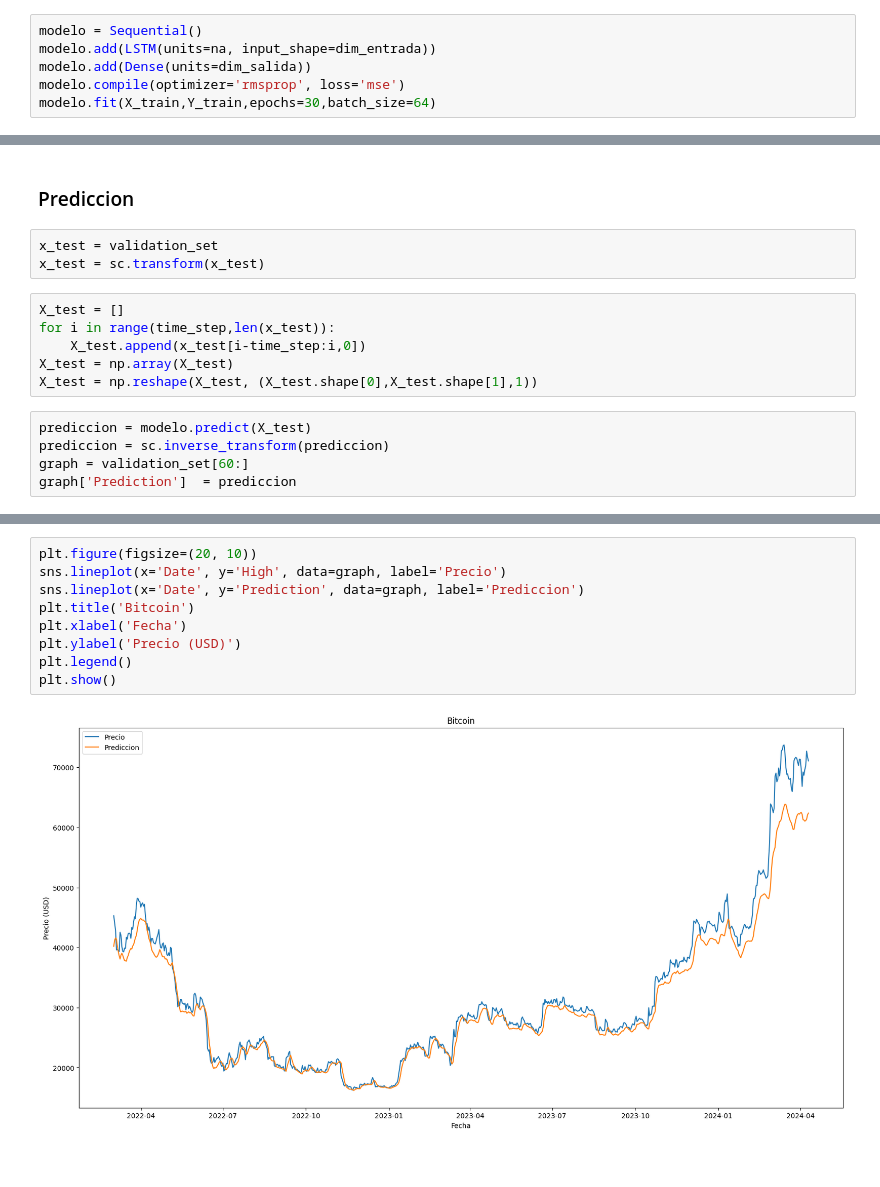
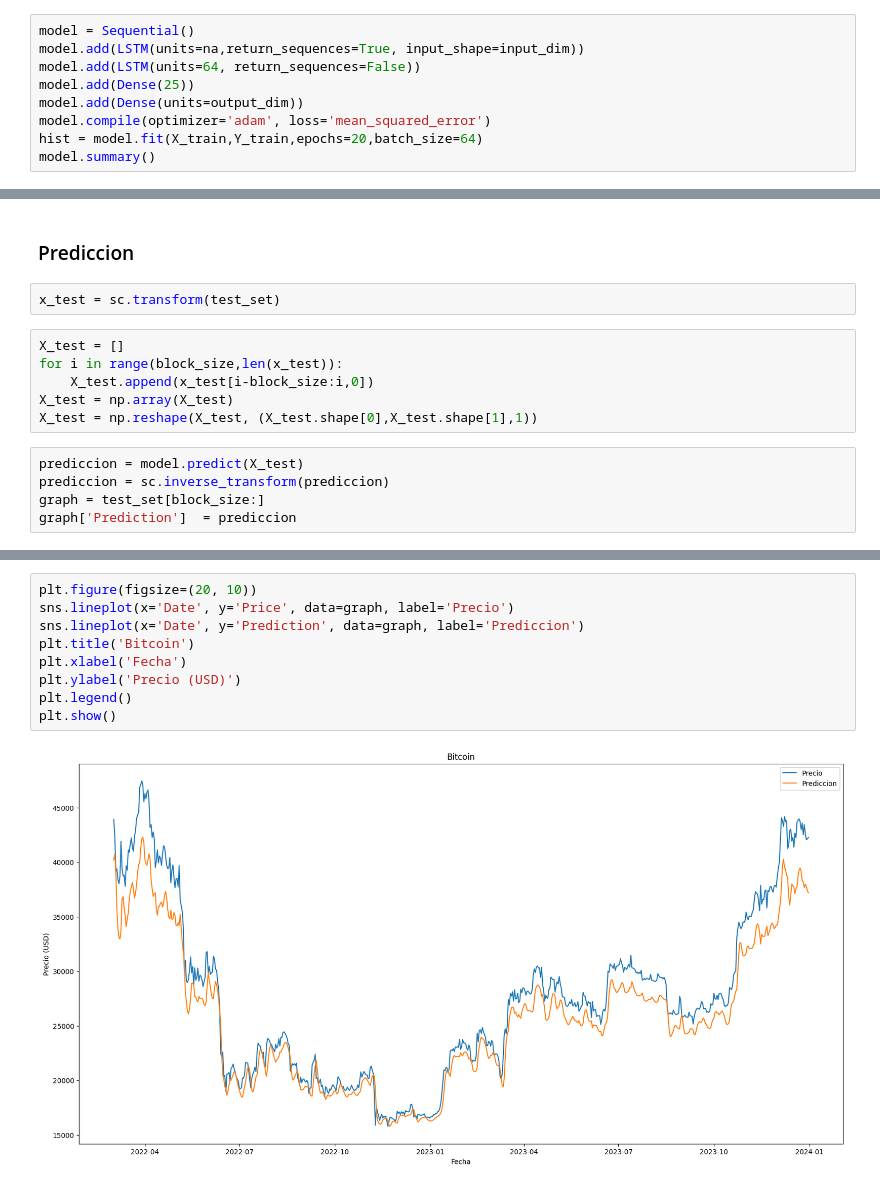
Before and after one commit to 3lC0ri4E/TrabajoTerminalB128, a Jupyter notebook: CryptoPredictModel/TechnicalAnalysisRNN.ipynb, the cells around one changed output, grey strips where cells are left out. Saved outputs shown, nothing was run; the diff lists cells and outputs as text.

```diff
--- a/CryptoPredictModel/TechnicalAnalysisRNN.ipynb
+++ b/CryptoPredictModel/TechnicalAnalysisRNN.ipynb
@@ -143,7 +141,10 @@ na = 100
 # %%
-modelo = Sequential()
-modelo.add(LSTM(units=na, input_shape=dim_entrada))
-modelo.add(Dense(units=dim_salida))
-modelo.compile(optimizer='rmsprop', loss='mse')
-modelo.fit(X_train,Y_train,epochs=30,batch_size=64)
+model = Sequential()
+model.add(LSTM(units=na,return_sequences=True, input_shape=input_dim))
+model.add(LSTM(units=64, return_sequences=False))
+model.add(Dense(25))
+model.add(Dense(units=output_dim))
+model.compile(optimizer='adam', loss='mean_squared_error')
+hist = model.fit(X_train,Y_train,epochs=20,batch_size=64)
+model.summary()
 # %% [output]
@@ -169,17 +195,16 @@ Epoch 30/30
 # %% [markdown]
 ### Prediccion
 # %%
-x_test = validation_set
-x_test = sc.transform(x_test)
+x_test = sc.transform(test_set)
 # %%
 X_test = []
-for i in range(time_step,len(x_test)):
-    X_test.append(x_test[i-time_step:i,0])
+for i in range(block_size,len(x_test)):
+    X_test.append(x_test[i-block_size:i,0])
 X_test = np.array(X_test)
 X_test = np.reshape(X_test, (X_test.shape[0],X_test.shape[1],1))
 # %%
-prediccion = modelo.predict(X_test)
+prediccion = model.predict(X_test)
 prediccion = sc.inverse_transform(prediccion)
-graph = validation_set[60:]
+graph = test_set[block_size:]
 graph['Prediction']  = prediccion
 # %% [output]
@@ -191,12 +216,12 @@ See the caveats in the documentation: https://pandas.pydata.org/pandas-docs/stab
   graph['Prediction']  = prediccion
 # %%
 plt.figure(figsize=(20, 10))
-sns.lineplot(x='Date', y='High', data=graph, label='Precio')
+sns.lineplot(x='Date', y='Price', data=graph, label='Precio')
 sns.lineplot(x='Date', y='Prediction', data=graph, label='Prediccion')
 plt.title('Bitcoin')
 plt.xlabel('Fecha')
 plt.ylabel('Precio (USD)')
 plt.legend()
 plt.show()
 # %% [output]
-[figure, old version]
+[figure, new version]
```
Also changed, not shown: parts of 25 cells of this notebook.
